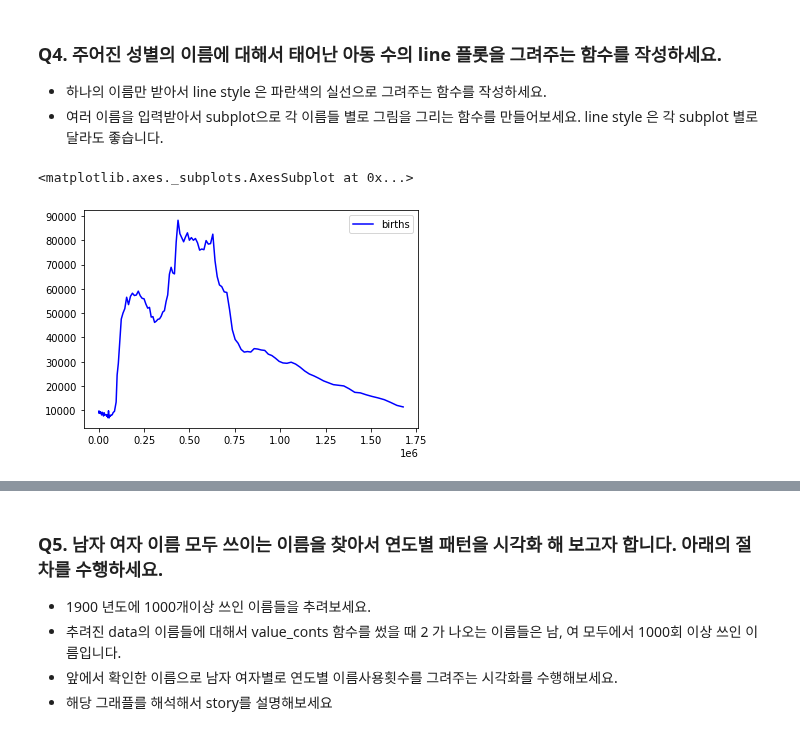
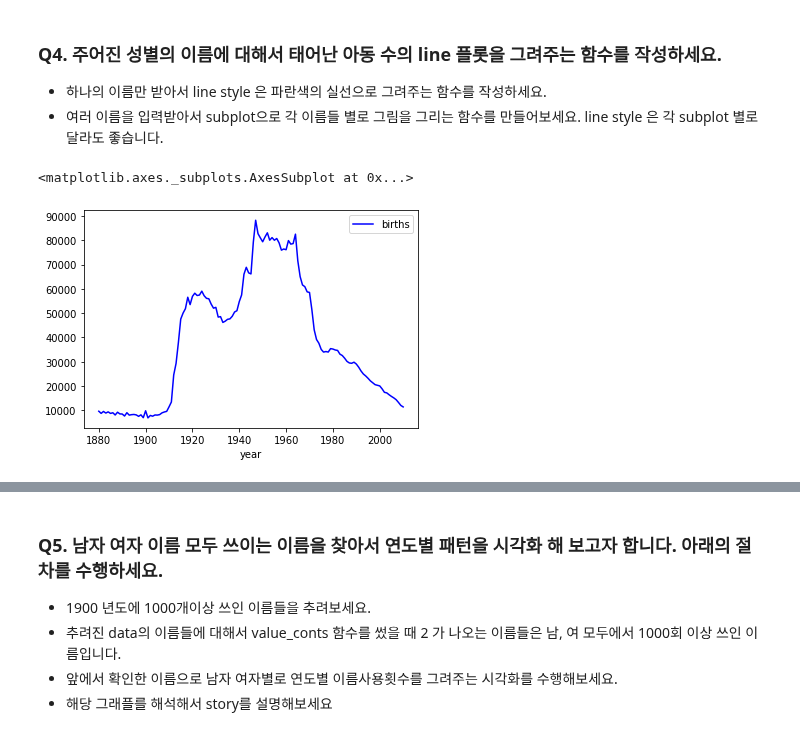
Before and after one commit to kcw0331/Environmental-Health-Big-Data-Analysis, a Jupyter notebook: 14주차/Test_python.ipynb, the cells around one changed output, grey strips where cells are left out. Cells and saved outputs as stored; diff of their text form; code cells hidden in the pictures.

```diff
--- a/14주차/Test_python.ipynb
+++ b/14주차/Test_python.ipynb
@@ -129,7 +129,7 @@ total_births.plot(title='Total births by sex and year')
   - 하나의 이름만 받아서 line style 은 파란색의 실선으로 그려주는 함수를 작성하세요.
   - 여러 이름을 입력받아서 subplot으로 각 이름들 별로 그림을 그리는 함수를 만들어보세요. line style 은 각 subplot 별로 달라도 좋습니다.
 # %%
-names.loc[names.name=="John"].loc[names.sex == "M"].plot(kind = "line", y = "births", style = "-b")
+names.loc[names.name=="John"].loc[names.sex == "M"].plot(kind = "line", x = "year", y = "births", style = "-b")
 # %% [output]
 <matplotlib.axes._subplots.AxesSubplot at 0x...>
-[figure, old version]
+[figure, new version]
```
Also changed, not shown: parts of 7 cells of this notebook.
